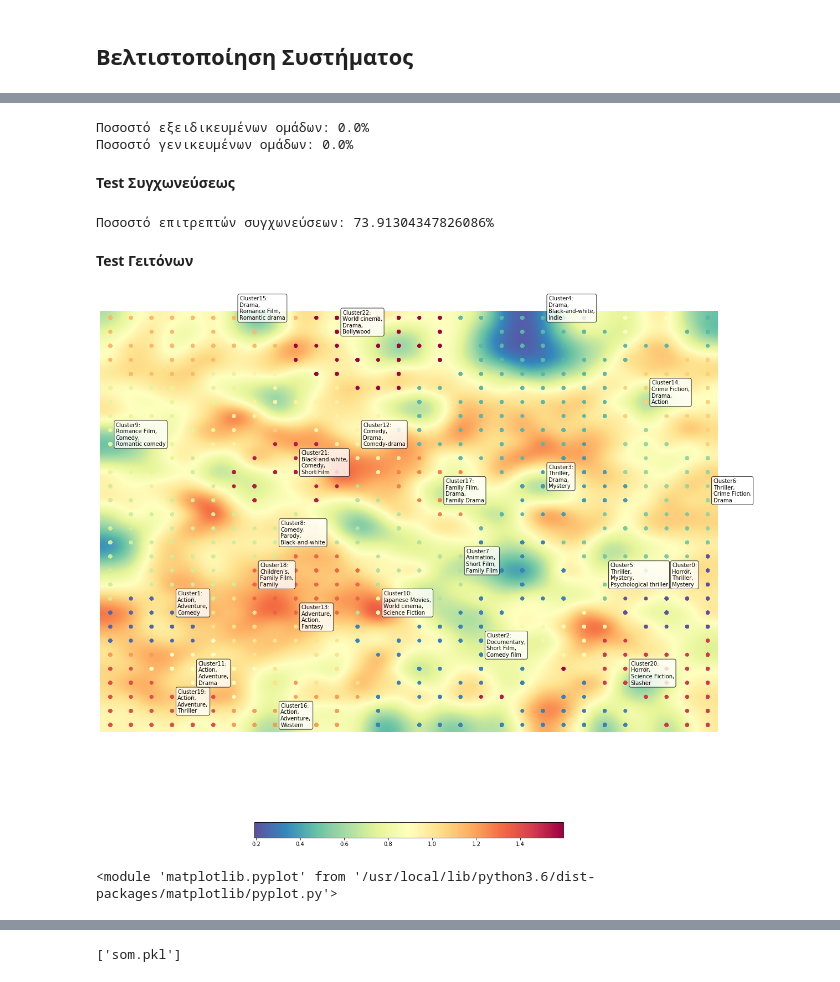
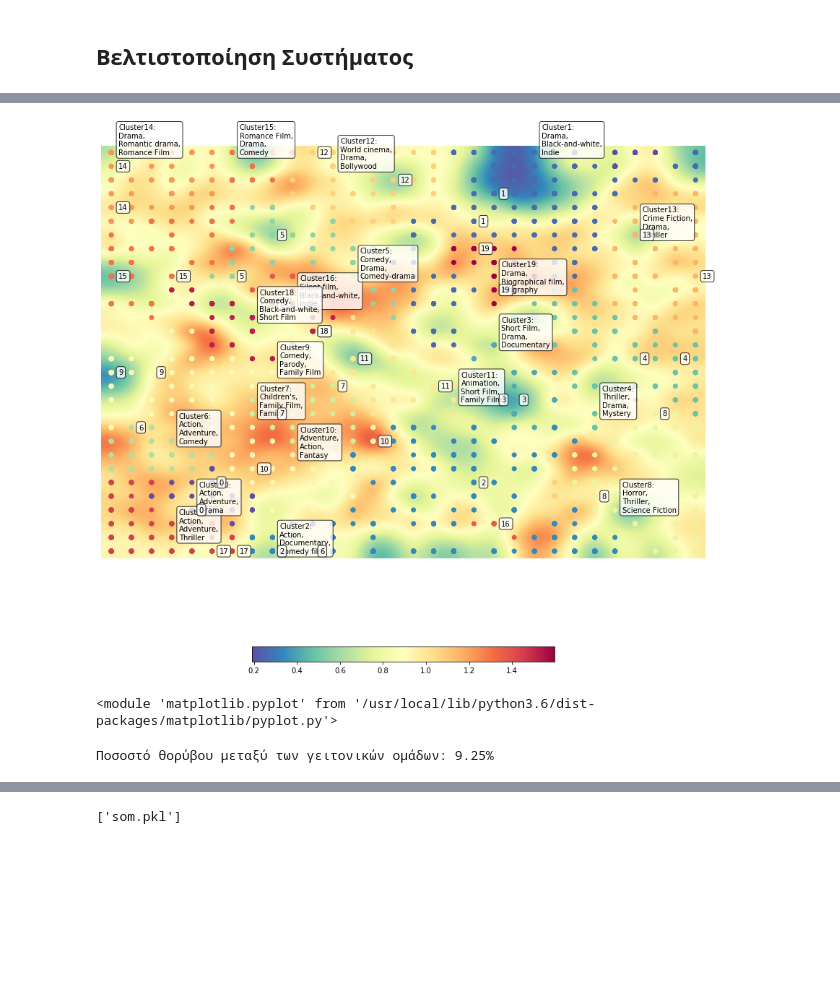
Before and after one commit to stratos-karas/hello-world, a Jupyter notebook: NN_Lab2.ipynb, the cells around one changed output, grey strips where cells are left out. Drawn from its saved outputs; the diff is of its cells as text; code cells hidden in the pictures; blank space fills up the shorter version.

```diff
--- a/NN_Lab2.ipynb
+++ b/NN_Lab2.ipynb
@@ -921,0 +977,2 @@ Wall time: 42min 12s
+# %%
+som = joblib.load('/content/drive/My Drive/som.pkl')
@@ -922,5 +981,7 @@ Wall time: 42min 12s
+# %%
+# Ορίζουμε το πλήθος των ομάδων
+opt_num_clusters = 20
 # %%
-# Αρχικοποιούμε τον αλγόριθμο του clustering
-opt_num_clusters = 23
+# Αρχικοποιούμε τον αλγόριθμος της ομαδοποίησης
 opt_k_means = KMeans(n_clusters=opt_num_clusters, random_state=10, n_jobs=-1)
 # %%
@@ -989,0 +1036,2 @@ Comedy 35
+# %%
+ulabels = all_tests(som.bmus, som.clusters, opt_num_clusters, 2)
@@ -1000,49 +1060,0 @@ print("Ποσοστό ομάδων που περνούν το τεστ των 5
-# %%
-# Test Εξειδίκευσης
-num_specializing_clusters = len( list( filter(lambda x: x == True, specializing_report) ) )
-print("Ποσοστό εξειδικευμένων ομάδων: {}%".format(num_specializing_clusters / opt_num_clusters * 100))
-
-# Test Γενίκευσης
-num_generalizing_clusters = len( list( filter(lambda x: x == True, generalizing_report) ) )
-print("Ποσοστό γενικευμένων ομάδων: {}%".format(num_generalizing_clusters / opt_num_clusters * 100))
-# %% [output]
-Ποσοστό εξειδικευμένων ομάδων: 0.0%
-Ποσοστό γενικευμένων ομάδων: 0.0%
-# %% [markdown]
-**Test Συγχωνεύσεως**
-# %%
-# Test συγχωνεύσεως
-
-merge_counts = np.zeros(opt_num_clusters)
-
-# Για κάθε ομάδα
-for i in range(opt_num_clusters):
-  # Σύγκρινέ την με οποιαδήποτε άλλη πλην του εαυτού της
-  for j in range(i+1, opt_num_clusters):
-    # Αποθήκευε έναν μετρητή για το πόσες κοινές κατηγορίες μοιράζονται
-    # οι δύο άγνωστες μεταξύ τους ομάδες
-    counter = 0
-
-    # Για κάθε κατηγορία στην πρώτη ομάδα
-    # έλεγξε αν υπάρχει και στη προς σύγκριση
-    for cat in merge_labels[i]:
-      if cat in merge_labels[j]:
-        counter += 1
-
-    # Αν το πλήθος των κοινών κατηγοριών ξεπερνάει
-    # τις μισές κατηγορίες τότε αυτές οι δύο ομάδες θα μπορούσαν
-    # κάλλιστα να συγχωνευθούν σε μία
-    if counter >= len(merge_labels[j])/2:
-      merge_counts[i] += 1
-
-# Με αυτή την γραμμή υπολογίζουμε το άθροισμα της λίστας μοναδικών τιμών
-# που εμφανίζονται παραπάνω από μία φορά στον counts (εξού και το -1)
-# για να παράξουμε το πλήθος των δυνατών συγχωνεύσεων
-num_of_merges = sum( list(filter(lambda x: x>0, merge_counts.tolist())) )
-
-# Τυπώνουμε το ποσοστό των επιτρεπτών συγχωνεύσεων μεταξύ των ομάδων
-print("Ποσοστό επιτρεπτών συγχωνεύσεων: {}%".format(num_of_merges/opt_num_clusters * 100))
-# %% [output]
-Ποσοστό επιτρεπτών συγχωνεύσεων: 73.91304347826086%
-# %% [markdown]
-**Test Γειτόνων**
@@ -1077,6 +1061,5 @@ for _, bmu in enumerate(bmus):
 # %%
-# Παρουσιάζουμε το χάρτη και τα αποτελέσματα του clustering
-som.view_umatrix(figsize=(20,20), bestmatches=True, colorbar=True, labels=labels)
+som.view_umatrix(figsize=(15,15), bestmatches=True, colorbar=True, labels=ulabels)
 # %% [output]
-[figure, old version]
+[figure, new version]
 <module 'matplotlib.pyplot' from '/usr/local/lib/python3.6/dist-packages/matplotlib/pyplot.py'>
@@ -1087,0 +1066,7 @@ neighbors_test = [0, 0, ]
+# %%
+neighbors_noise=[0/4, 0/3, 1/4, 1/5, 0/3, 1/4, 0/3, 0/3, 1/2, 1/4, 0/5, 2/5, \
+                    0/3, 0/2, 0/2, 0/3, 0/3, 0/3, 0/4, 0/2]
+
+neighbors_test(neighbors_noise, opt_num_clusters)
+# %% [output]
+Ποσοστό θορύβου μεταξύ των γειτονικών ομάδων: 9.25%
```
Also changed, not shown: parts of 37 cells of this notebook.
